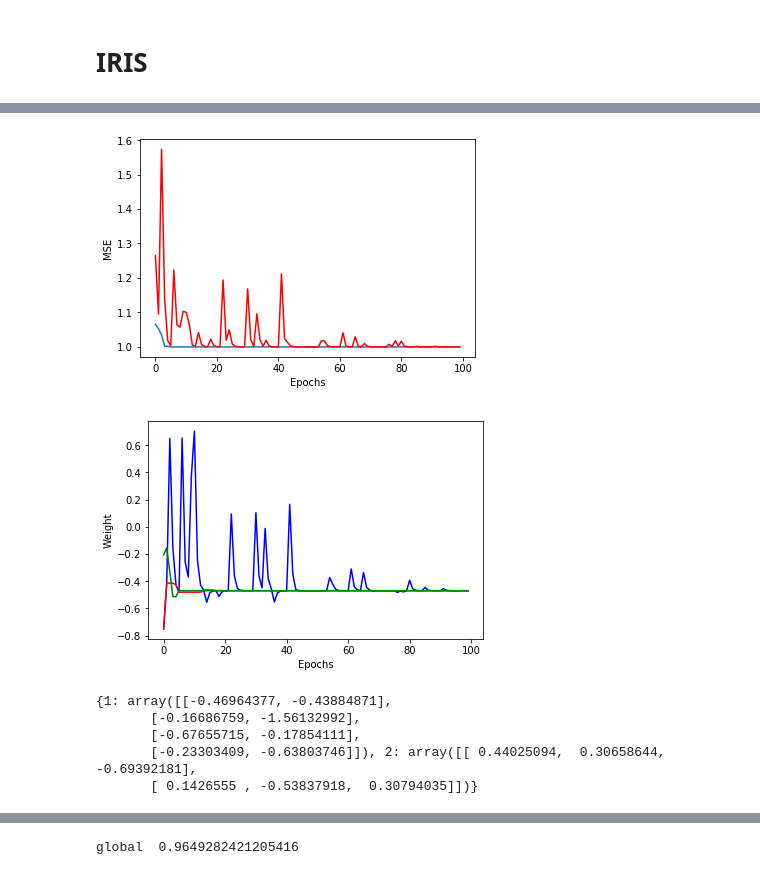
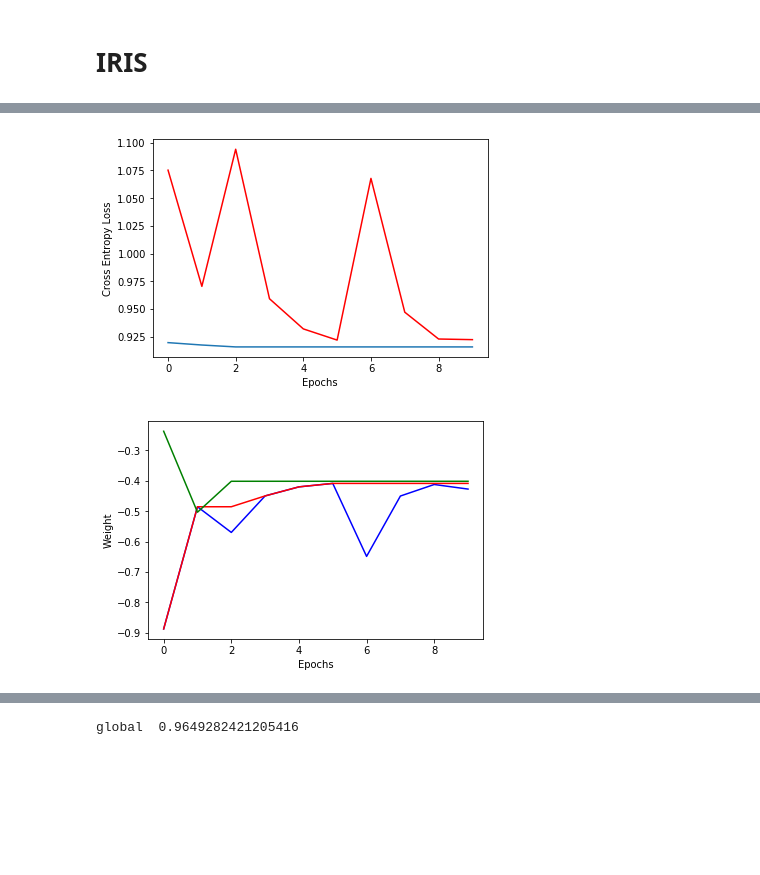
Before and after one commit to rizkiprof/Skripsi, a Jupyter notebook: SGO.ipynb, the cells around one changed output, grey strips where cells are left out. Cells and saved outputs as stored; diff of their text form; code cells hidden in the pictures; blank space fills up the shorter version.

```diff
--- a/SGO.ipynb
+++ b/SGO.ipynb
@@ -191,18 +191,20 @@ print(X_test.shape, y_test.shape)
 # %%
 class Position:
 
-    def __init__(self, n_inputs, n_outputs, hidden_sizes=[3]):
+    def __init__(self, n_inputs, n_outputs, hidden_sizes):
         self.nx = n_inputs
         self.ny = n_outputs
         self.nh = len(hidden_sizes)
         self.sizes = [self.nx] + hidden_sizes + [self.ny]
-        self.loss = 100000
+        self.loss = 1000
 
         self.W = {}
         self.B = {}
+        lo = -3
+        hi = 3
         for i in range(self.nh + 1):
 
-            self.W[i + 1] = np.random.randn(self.sizes[i], self.sizes[i + 1])
+            self.W[i + 1] = np.random.uniform(lo, hi, (self.sizes[i], self.sizes[i + 1]) )
             self.B[i + 1] = np.ones((1, self.sizes[i + 1]))
 
     def relu(self, x):
@@ -225,9 +227,7 @@ class Position:
     def forward_pass(self, x):
         self.A = {}
         self.H = {}
-#         print(x.reshape(1, -1).shape)
         self.H[0] = x.reshape(1, -1)
-#         print(self.H)
         for i in range(self.nh):
             self.A[i + 1] = np.matmul(self.H[i], self.W[i + 1]) + self.B[i + 1]
             self.H[i + 1] = self.relu(self.A[i + 1])
@@ -251,22 +251,22 @@ class Position:
 
     def accuracy(self, X, y):
         y_preds = self.predict(X)
-
-        print(y_preds, y)
-#         y_preds = (y_preds >= 0.5).astype("int")
-        y_pred = np.argmax(logits, axis=1)
+        y_preds = np.around(y_preds, decimals=3)
+#         print(y_preds, y)
+        y_preds = (y_preds >= 0.5).astype("int")
+#         y_pred = np.argmax(logits, axis=1)
         score = accuracy_score(y_preds, y)
 
         return score
 # %%
 class Player:
-    def __init__(self, n_inputs, n_outputs, hidden_sizes=[3]):
+    def __init__(self, n_inputs, n_outputs, hidden_sizes):
         self.now = Position(n_inputs, n_outputs, hidden_sizes)
         self.best = deepcopy(self.now)
 
 #     r = rand.uniform()
     def delta(self, t, y, r):
-        b = 2
+        b = 30
         res = y * (1 - pow(r, pow( (1 - t/maxIterasi), b) ) )
         return res
 
@@ -425,15 +534,15 @@ X2_train, X2_test, y2_train, y2_test = train_test_split(
 players = []
 n_input = nFeatures
 n_output = 3
-hidden = [2]
+hidden = [10]
 
-numPlayer =( n_input+n_output) * hidden[0]
+numPlayer = 100
 gbest = Position(n_input, n_output, hidden)
 
 for i in range (numPlayer):
     p = Player(n_input, n_output, hidden)
     p.now.calcFit(X2_train, y2_train)
-    print("no : ", i, p.now.W)
+#     print("no : ", i, p.now.W)
     p.best = deepcopy(p.now)
     players.append(p)
     if(gbest.loss > p.best.loss):
@@ -449,6 +558,9 @@ weightPnow = {}
 weightPbest = {}
 weightG = {}
 pCE = {}
+stopcounter = 5
+notUpdCnt = 0
+
 for it in tqdm_notebook(range(maxIterasi), total=maxIterasi, unit="epoch"):
 #     print("--------")
     it = it + 1
@@ -461,6 +573,7 @@ for it in tqdm_notebook(range(maxIterasi), total=maxIterasi, unit="epoch"):
             p.moveForward(gbest)
     p1 = players[1]
 #     print(p1.now.W[1])
+    better = 0
     for p in players:
         p.now.calcFit(X2_train, y2_train)
         if( p.now.loss <= p.best.loss):
@@ -468,12 +581,20 @@ for it in tqdm_notebook(range(maxIterasi), total=maxIterasi, unit="epoch"):
             p.best = deepcopy(p.now)
         if(p.now.loss <= gbest.loss):
             gbest = deepcopy(p.now)
+            better = 1
             print(it, " global ", gbest.loss)
+
+    if better :
+        notUpdCnt = 0
+    else :
+        notUpdCnt = notUpdCnt + 1
     pCE[it] = players[1].now.loss
     weightPnow[it] = players[1].now.W[1][0][0]
     weightPbest[it] = players[1].best.W[1][0][0]
     weightG[it] = gbest.W[1][0][0]
     error[it] = gbest.loss
+    if notUpdCnt == stopcounter :
+        break
 
 # print(error)
 # %% [output]
@@ -511,27 +609,22 @@ global  1.2290848070506721
 # %%
 plt.plot(error.values())
 plt.plot(pCE.values(), color = 'red')
 plt.xlabel('Epochs')
-plt.ylabel('MSE')
+plt.ylabel('Cross Entropy Loss')
 plt.show()
 
 
 plt.plot(weightPnow.values(), color = 'blue')
 plt.plot(weightPbest.values(), color = 'red')
 plt.plot(weightG.values(), color = 'green')
 plt.xlabel('Epochs')
 plt.ylabel('Weight')
 plt.show()
 
-print(gbest.W)
+# print(gbest.W)
 # %% [output]
-[figure, old version]
+[figure, new version]
-[figure, old version]
+[figure, new version]
-{1: array([[-0.46964377, -0.43884871],
-       [-0.16686759, -1.56132992],
-       [-0.67655715, -0.17854111],
-       [-0.23303409, -0.63803746]]), 2: array([[ 0.44025094,  0.30658644, -0.69392181],
-       [ 0.1426555 , -0.53837918,  0.30794035]])}
 # %%
 print(gbest.accuracy(X2_test, y2_test))
 # %% [output]
```
Also changed, not shown: parts of 9 cells of this notebook.
